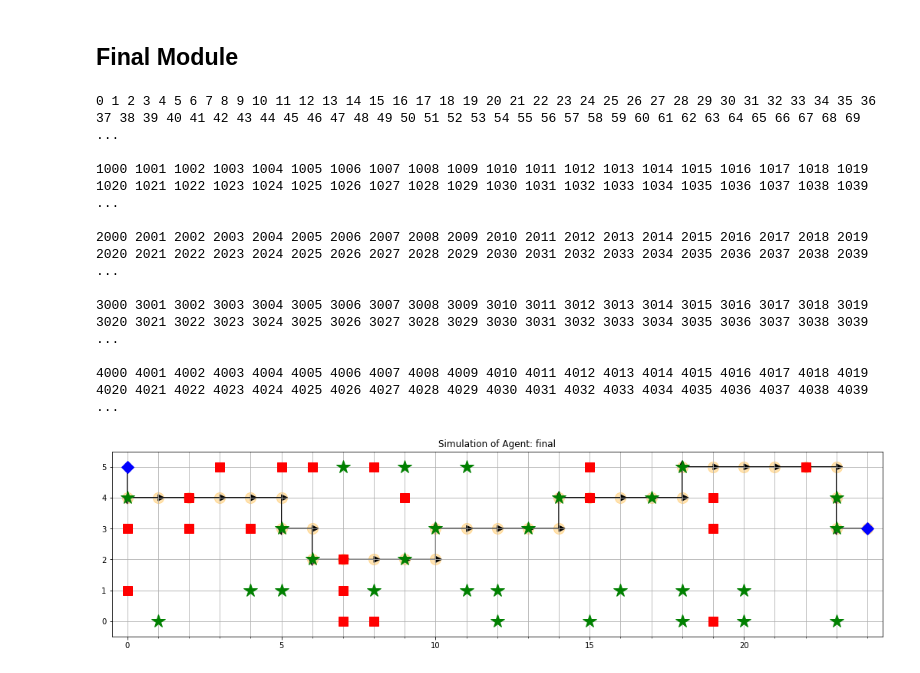
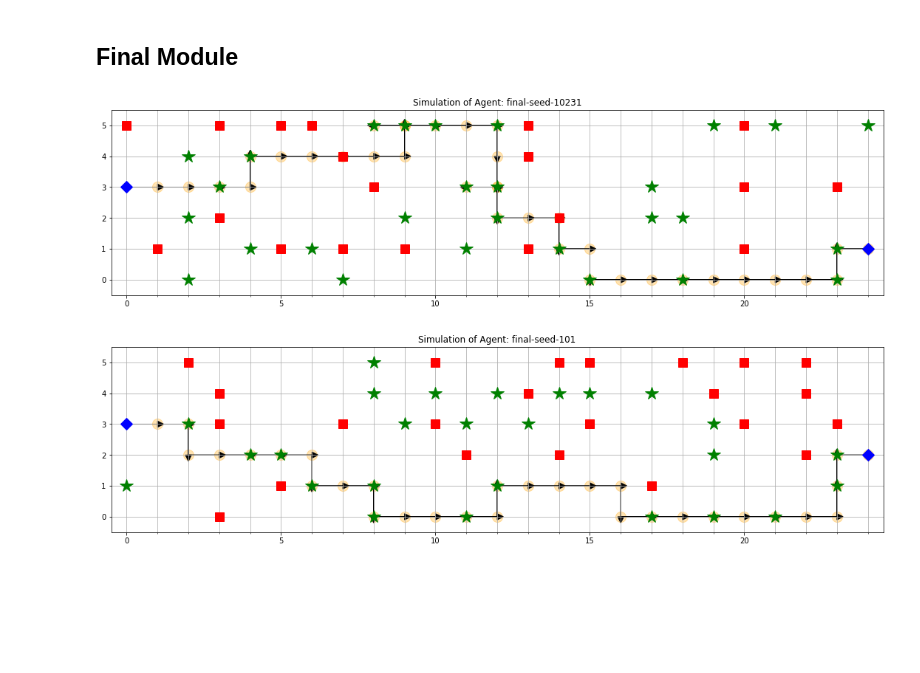
Before and after one commit to gail-yxie/Machine-Learning, a Jupyter notebook: reinforcement-learning/hw6-rl.ipynb, the cells around one changed output. Saved outputs shown, nothing was run; the diff lists cells and outputs as text; code cells hidden in the pictures; blank space fills up the shorter version.

Commit message:
modify models and plots

```diff
--- a/reinforcement-learning/hw6-rl.ipynb
+++ b/reinforcement-learning/hw6-rl.ipynb
@@ -259,15 +257,12 @@ class EnvObstacles:
             return 100
         elif next_pos[0] > self.cur_pos[0]:
             return 5
-        elif next_pos[0] < self.cur_pos[0]:
+        elif next_pos[0] <= self.cur_pos[0]:
             return -5
-        elif next_pos == self.cur_pos:
-            return -20
-        else:
-            return 0
 # %%
 env_obs = EnvObstacles
-qt_obs = train(env_obs, 2000)
-sample = simulate(qt_obs, env_obs, 15)
-plot_results(sample, "obstacles")
+qt_obs = train(env_obs, int(1e4))
+for seed in [15, 88]:
+    sample = simulate(qt_obs, env_obs, seed)
+    plot_results(sample, f"obstacles-seed-{seed}")
 # %% [output]
@@ -334,15 +327,14 @@ class EnvLitter:
             return 100
         if next_pos in self.cur_litter:
             self.cur_litter.remove(next_pos)
-            re += 13
+            re += 15
         if next_pos[0] > self.cur_pos[0]:
             re += 1
-        if next_pos == self.cur_pos:
-            re -= 10
         return re
 # %%
 env_litter = EnvLitter
-qt_litter = train(env_litter, 5000)
-sample = simulate(qt_litter, env_litter, seed=1023)
-plot_results(sample, "litter")
+qt_litter = train(env_litter, int(1e4))
+for seed in [96, 1000]:
+    sample = simulate(qt_litter, env_litter, seed=seed)
+    plot_results(sample, f"litter-seed-{seed}")
 # %% [output]
@@ -436,17 +420,10 @@ class EnvGlobal:
         return re
 # %%
 env = EnvGlobal
-qt = train(env, 5000)
-sample = simulate(qt, env, seed=1)
-plot_results(sample, "final")
+qt = train(env, int(1e4))
+for seed in [10231, 101]:
+    sample = simulate(qt, env, seed=seed)
+    plot_results(sample, f"final-seed-{seed}")
 # %% [output]
-0 1 2 3 4 5 6 7 8 9 10 11 12 13 14 15 16 17 18 19 20 21 22 23 24 25 26 27 28 29 30 31 32 33 34 35 36 37 38 39 40 41 42 43 44 45 46 47 48 49 50 51 52 53 54 55 56 57 58 59 60 61 62 63 64 65 66 67 68 69  ...
-
-1000 1001 1002 1003 1004 1005 1006 1007 1008 1009 1010 1011 1012 1013 1014 1015 1016 1017 1018 1019 1020 1021 1022 1023 1024 1025 1026 1027 1028 1029 1030 1031 1032 1033 1034 1035 1036 1037 1038 1039  ...
-
-2000 2001 2002 2003 2004 2005 2006 2007 2008 2009 2010 2011 2012 2013 2014 2015 2016 2017 2018 2019 2020 2021 2022 2023 2024 2025 2026 2027 2028 2029 2030 2031 2032 2033 2034 2035 2036 2037 2038 2039  ...
-
-3000 3001 3002 3003 3004 3005 3006 3007 3008 3009 3010 3011 3012 3013 3014 3015 3016 3017 3018 3019 3020 3021 3022 3023 3024 3025 3026 3027 3028 3029 3030 3031 3032 3033 3034 3035 3036 3037 3038 3039  ...
-
-4000 4001 4002 4003 4004 4005 4006 4007 4008 4009 4010 4011 4012 4013 4014 4015 4016 4017 4018 4019 4020 4021 4022 4023 4024 4025 4026 4027 4028 4029 4030 4031 4032 4033 4034 4035 4036 4037 4038 4039  ...
-[figure, old version]
+[figure, new version]
+[figure, added]
```
Also changed, not shown: parts of 8 cells of this notebook, 10 other files.
